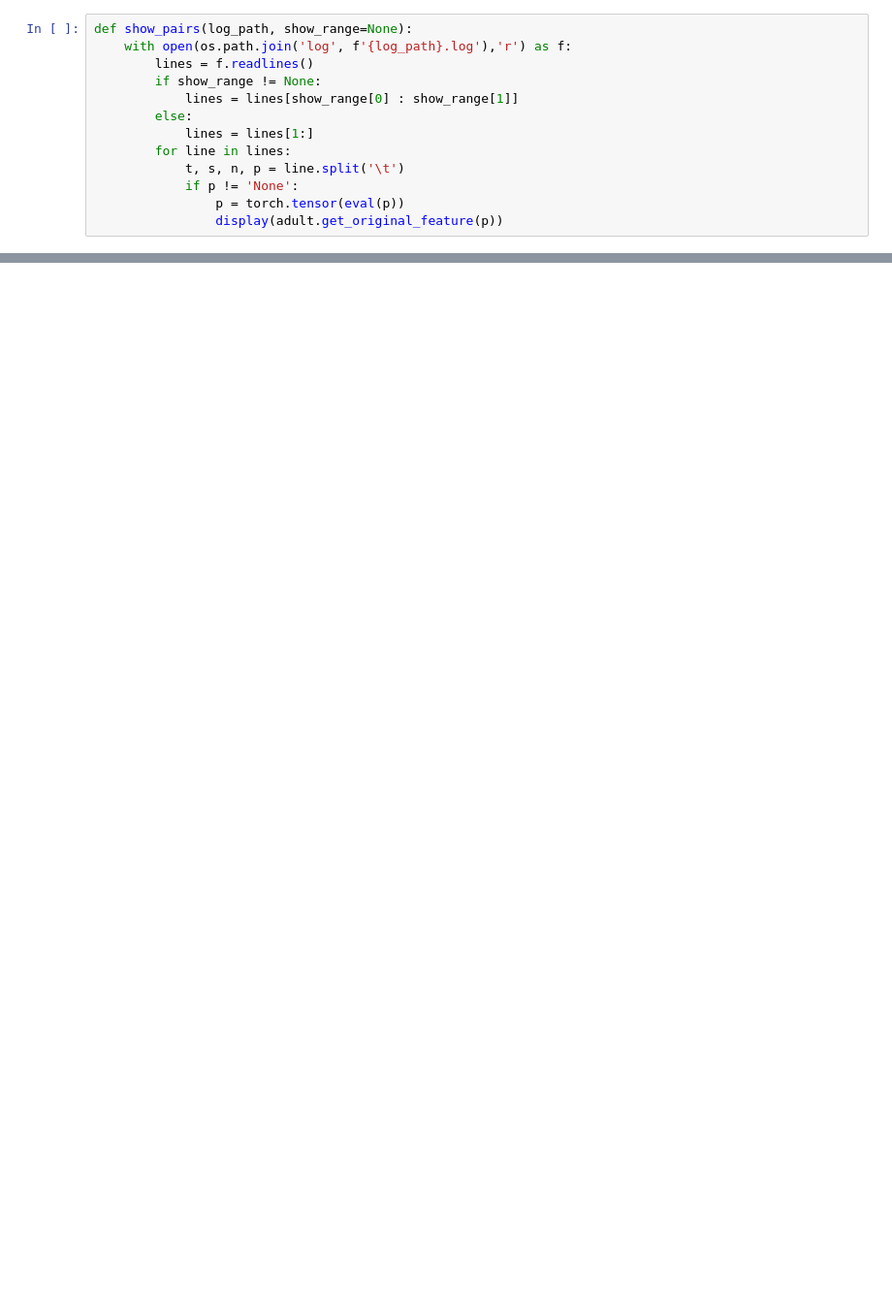
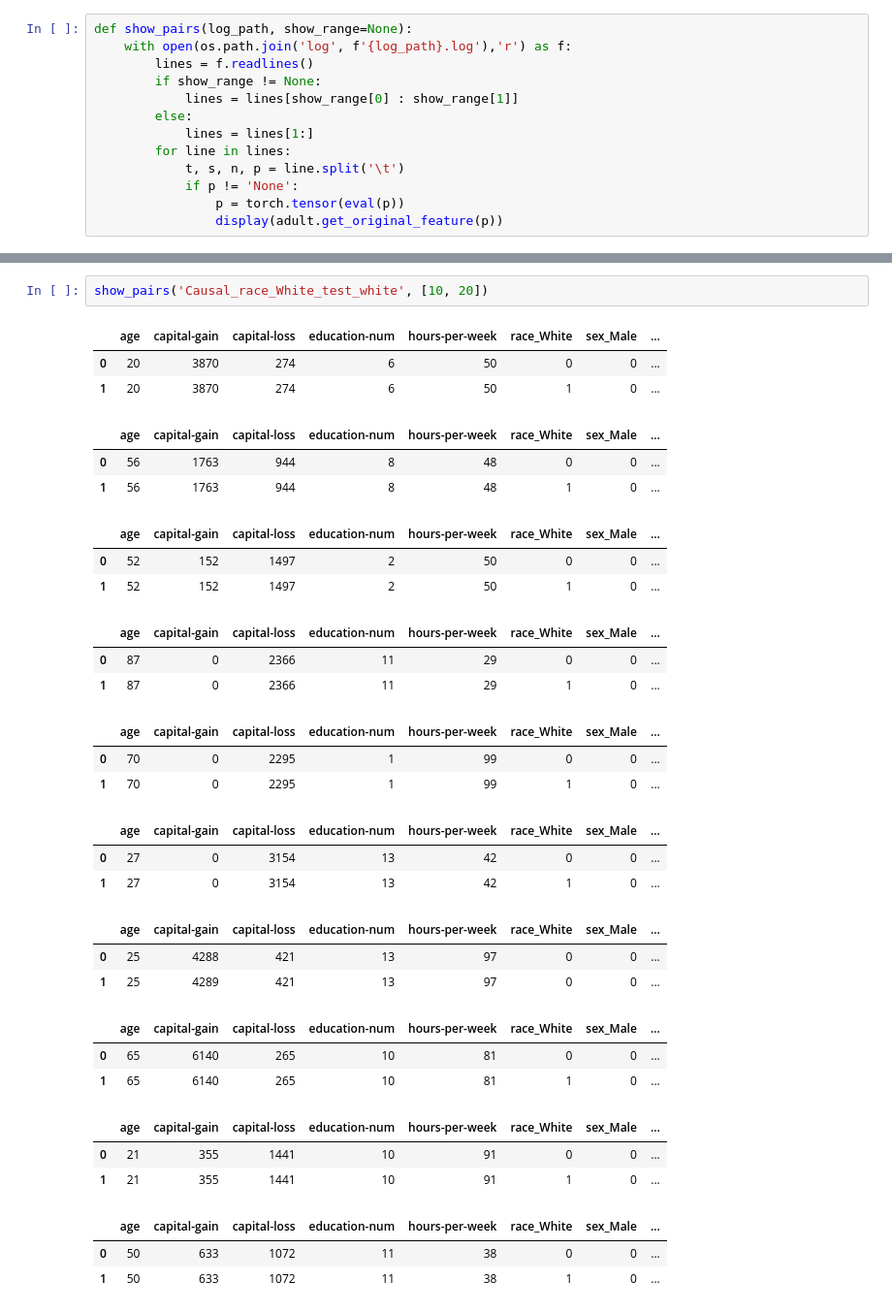
Before and after one commit to UnitDan/substantiating-for-fairness-auditing, a Jupyter notebook: baseline.ipynb, the cells around one changed output, grey strips where cells are left out. Shown at 97% size. Cells and saved outputs as stored; diff of their text form; blank space fills up the shorter version.

```diff
--- a/baseline.ipynb
+++ b/baseline.ipynb
@@ -100,0 +79,33 @@ show_pairs('Causal_sex_Male_white')
+# %%
+show_pairs('Causal_race_White_test_white', [10, 20])
+# %% [output]
+|  | age | capital-gain | capital-loss | education-num | hours-per-week | race_White | sex_Male | ... |
+| 0 | 20 | 3870 | 274 | 6 | 50 | 0 | 0 | ... |
+| 1 | 20 | 3870 | 274 | 6 | 50 | 1 | 0 | ... |
+|  | age | capital-gain | capital-loss | education-num | hours-per-week | race_White | sex_Male | ... |
+| 0 | 56 | 1763 | 944 | 8 | 48 | 0 | 0 | ... |
+| 1 | 56 | 1763 | 944 | 8 | 48 | 1 | 0 | ... |
+|  | age | capital-gain | capital-loss | education-num | hours-per-week | race_White | sex_Male | ... |
+| 0 | 52 | 152 | 1497 | 2 | 50 | 0 | 0 | ... |
+| 1 | 52 | 152 | 1497 | 2 | 50 | 1 | 0 | ... |
+|  | age | capital-gain | capital-loss | education-num | hours-per-week | race_White | sex_Male | ... |
+| 0 | 87 | 0 | 2366 | 11 | 29 | 0 | 0 | ... |
+| 1 | 87 | 0 | 2366 | 11 | 29 | 1 | 0 | ... |
+|  | age | capital-gain | capital-loss | education-num | hours-per-week | race_White | sex_Male | ... |
+| 0 | 70 | 0 | 2295 | 1 | 99 | 0 | 0 | ... |
+| 1 | 70 | 0 | 2295 | 1 | 99 | 1 | 0 | ... |
+|  | age | capital-gain | capital-loss | education-num | hours-per-week | race_White | sex_Male | ... |
+| 0 | 27 | 0 | 3154 | 13 | 42 | 0 | 0 | ... |
+| 1 | 27 | 0 | 3154 | 13 | 42 | 1 | 0 | ... |
+|  | age | capital-gain | capital-loss | education-num | hours-per-week | race_White | sex_Male | ... |
+| 0 | 25 | 4288 | 421 | 13 | 97 | 0 | 0 | ... |
+| 1 | 25 | 4289 | 421 | 13 | 97 | 0 | 0 | ... |
+|  | age | capital-gain | capital-loss | education-num | hours-per-week | race_White | sex_Male | ... |
+| 0 | 65 | 6140 | 265 | 10 | 81 | 0 | 0 | ... |
+| 1 | 65 | 6140 | 265 | 10 | 81 | 1 | 0 | ... |
+|  | age | capital-gain | capital-loss | education-num | hours-per-week | race_White | sex_Male | ... |
+| 0 | 21 | 355 | 1441 | 10 | 91 | 0 | 0 | ... |
+| 1 | 21 | 355 | 1441 | 10 | 91 | 1 | 0 | ... |
+|  | age | capital-gain | capital-loss | education-num | hours-per-week | race_White | sex_Male | ... |
+| 0 | 50 | 633 | 1072 | 11 | 38 | 0 | 0 | ... |
+| 1 | 50 | 633 | 1072 | 11 | 38 | 1 | 0 | ... |
```
Also changed, not shown: parts of 4 cells of this notebook, 6 other files.
